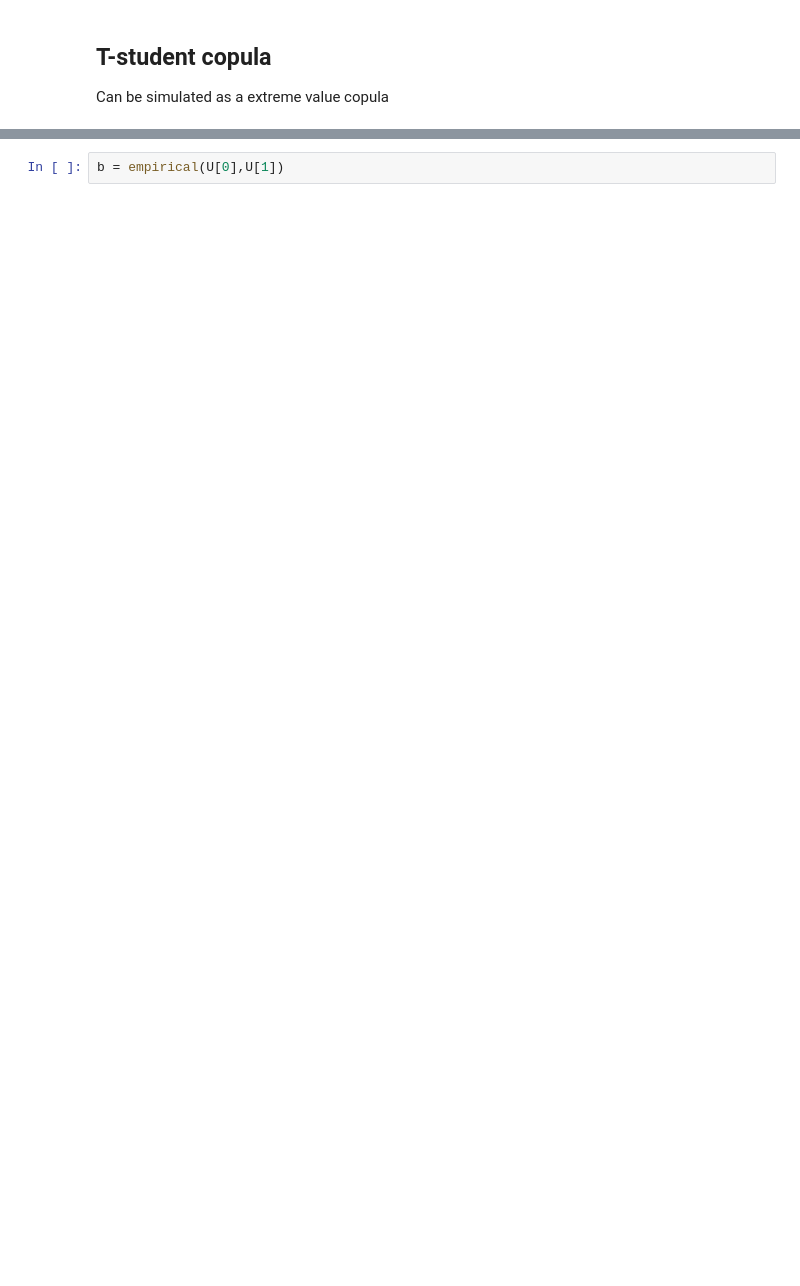
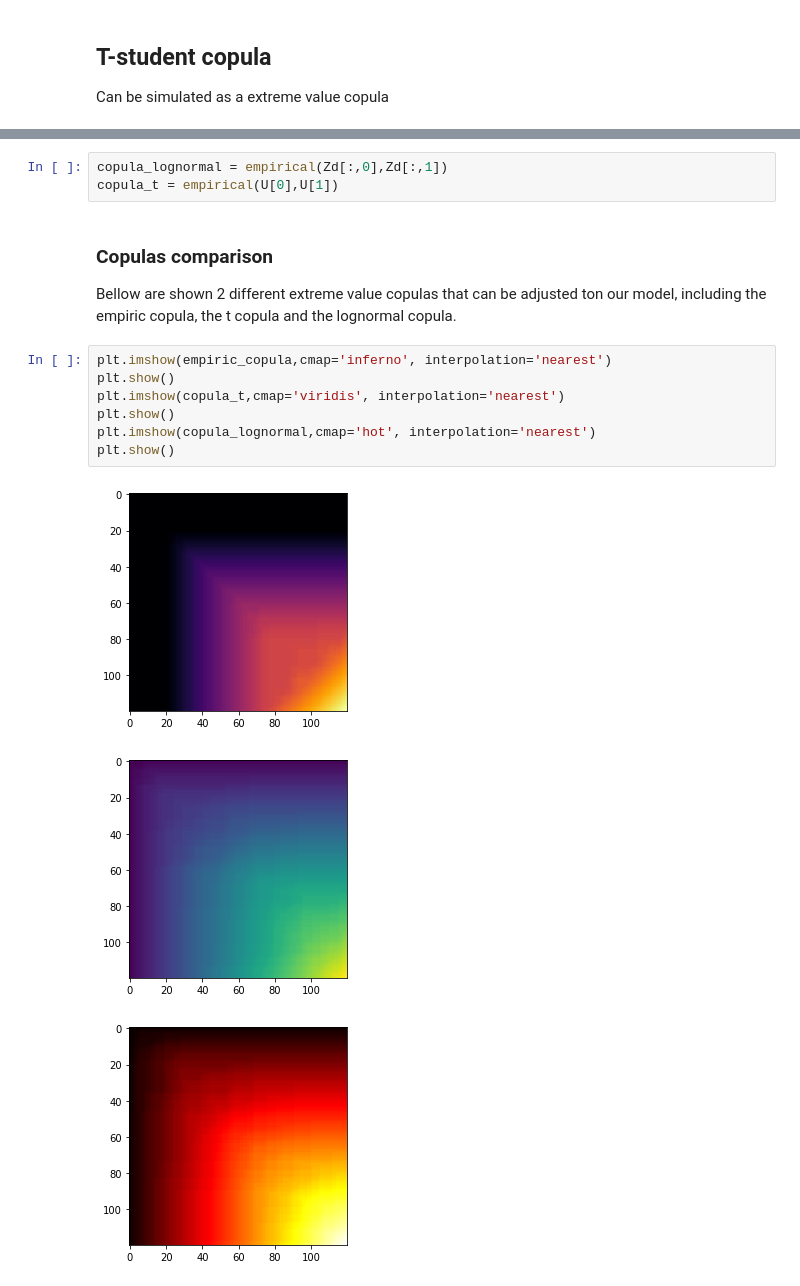
Before and after one commit to CamiVasz/Similarity, a Jupyter notebook: copula.ipynb, the cells around one changed output, grey strips where cells are left out. Cells and saved outputs as stored; diff of their text form; blank space fills up the shorter version.

```diff
--- a/copula.ipynb
+++ b/copula.ipynb
@@ -172,2 +210,17 @@ U = t.cdf(df, Z)
 # %%
-b = empirical(U[0],U[1])
+copula_lognormal = empirical(Zd[:,0],Zd[:,1])
+copula_t = empirical(U[0],U[1])
+# %% [markdown]
+### Copulas comparison
+Bellow are shown 2 different extreme value copulas that can be adjusted ton our model, including the empiric copula, the t copula and the lognormal copula.
+# %%
+plt.imshow(empiric_copula,cmap='inferno', interpolation='nearest')
+plt.show()
+plt.imshow(copula_t,cmap='viridis', interpolation='nearest')
+plt.show()
+plt.imshow(copula_lognormal,cmap='hot', interpolation='nearest')
+plt.show()
+# %% [output]
+[figure, added]
+[figure, added]
+[figure, added]
```
Also changed, not shown: parts of 57 cells of this notebook, 12 other files.
